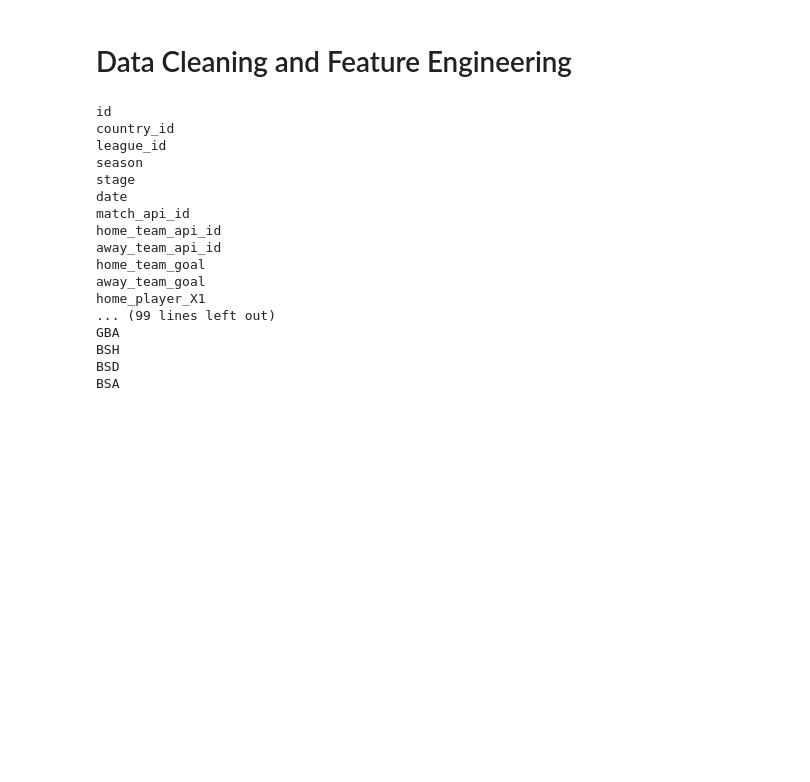
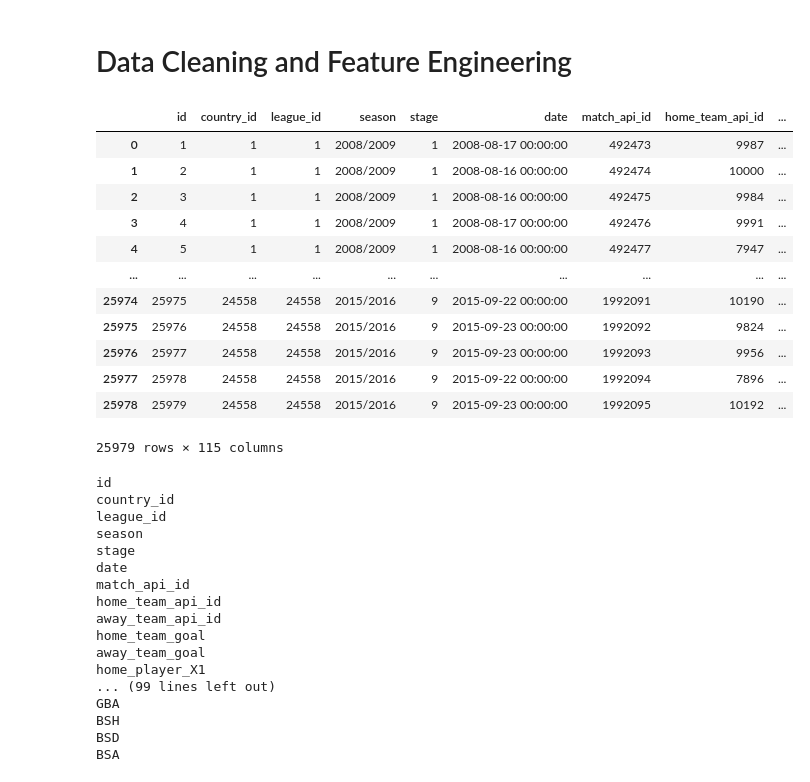
Before and after one commit to XanderYoon/ML_Soccer_Predictions, a Jupyter notebook: logistic_regression.ipynb, the cells around one changed output. Cells and saved outputs as stored; diff of their text form; code cells hidden in the pictures; blank space fills up the shorter version.

```diff
--- a/logistic_regression.ipynb
+++ b/logistic_regression.ipynb
@@ -21,6 +22,22 @@ connection = sqlite3.connect(path)
 # %%
 # Read Match data
 matches = pd.read_sql("SELECT * FROM Match;", connection)
+# %%
+matches
+# %% [output]
+|  | id | country_id | league_id | season | stage | date | match_api_id | home_team_api_id | ... |
+| 0 | 1 | 1 | 1 | 2008/2009 | 1 | 2008-08-17 00:00:00 | 492473 | 9987 | ... |
+| 1 | 2 | 1 | 1 | 2008/2009 | 1 | 2008-08-16 00:00:00 | 492474 | 10000 | ... |
+| 2 | 3 | 1 | 1 | 2008/2009 | 1 | 2008-08-16 00:00:00 | 492475 | 9984 | ... |
+| 3 | 4 | 1 | 1 | 2008/2009 | 1 | 2008-08-17 00:00:00 | 492476 | 9991 | ... |
+| 4 | 5 | 1 | 1 | 2008/2009 | 1 | 2008-08-16 00:00:00 | 492477 | 7947 | ... |
+| ... | ... | ... | ... | ... | ... | ... | ... | ... | ... |
+| 25974 | 25975 | 24558 | 24558 | 2015/2016 | 9 | 2015-09-22 00:00:00 | 1992091 | 10190 | ... |
+| 25975 | 25976 | 24558 | 24558 | 2015/2016 | 9 | 2015-09-23 00:00:00 | 1992092 | 9824 | ... |
+| 25976 | 25977 | 24558 | 24558 | 2015/2016 | 9 | 2015-09-23 00:00:00 | 1992093 | 9956 | ... |
+| 25977 | 25978 | 24558 | 24558 | 2015/2016 | 9 | 2015-09-22 00:00:00 | 1992094 | 7896 | ... |
+| 25978 | 25979 | 24558 | 24558 | 2015/2016 | 9 | 2015-09-23 00:00:00 | 1992095 | 10192 | ... |
+25979 rows × 115 columns
 # %%
 for c in matches.columns:
     print(c)
```
Also changed, not shown: parts of 32 cells of this notebook.
